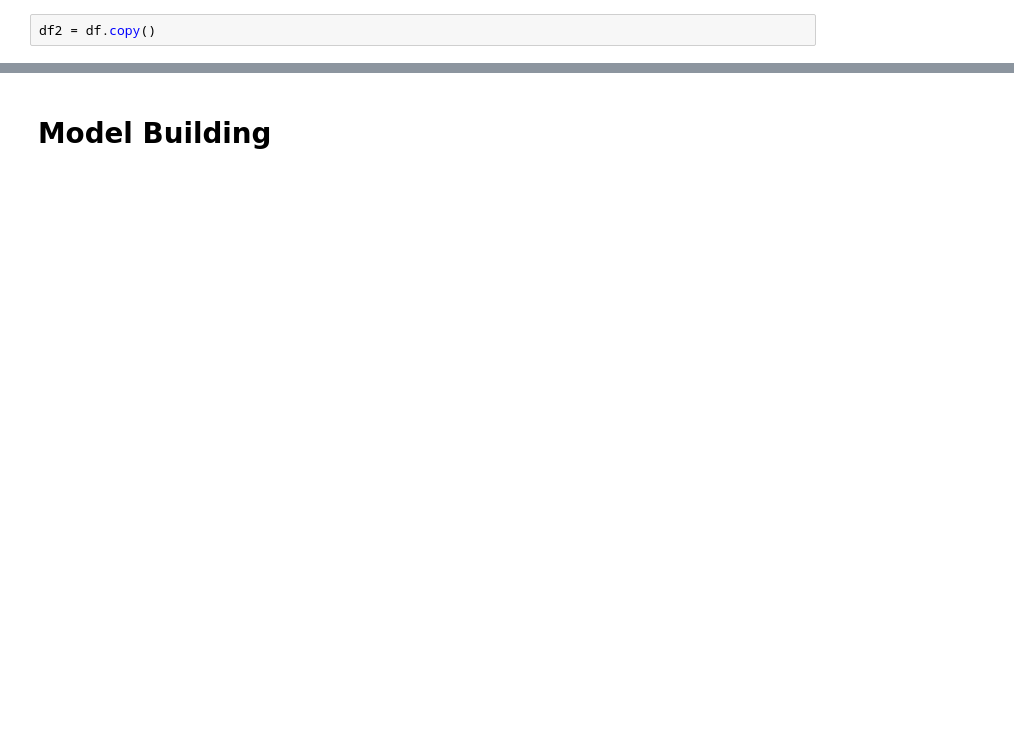
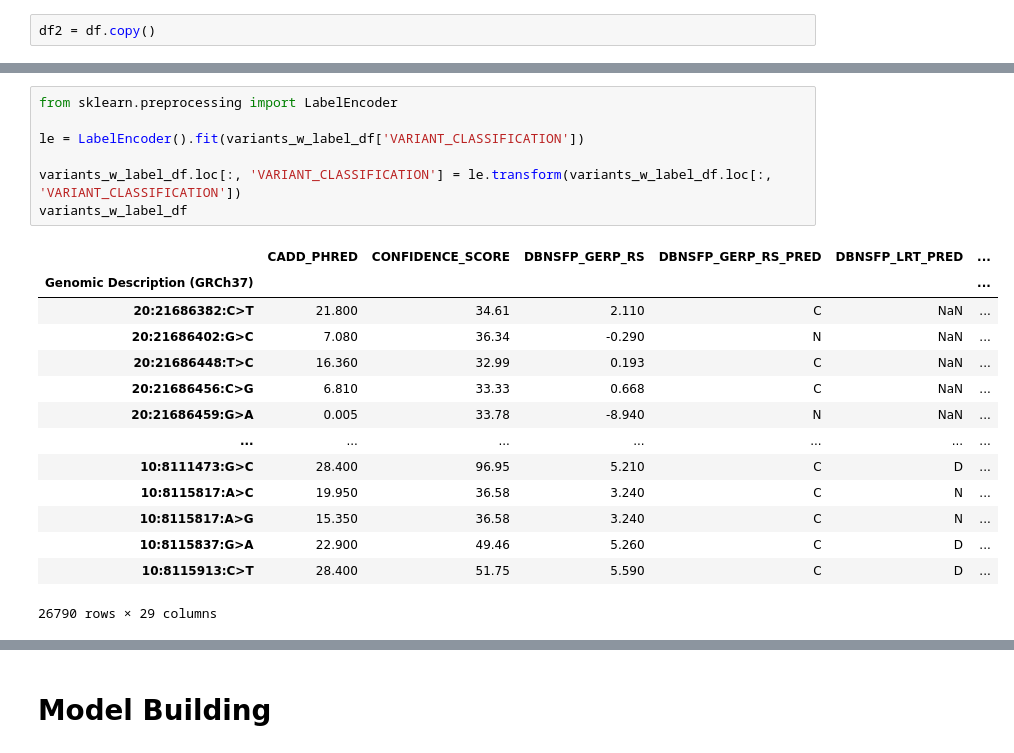
Before and after one commit to seanrobryan/ML-Variant-Classification, a Jupyter notebook: model_building.ipynb, the cells around one changed output, grey strips where cells are left out. Drawn from its saved outputs; the diff is of its cells as text; blank space fills up the shorter version.

```diff
--- a/model_building.ipynb
+++ b/model_building.ipynb
@@ -815,0 +993,22 @@ Genomic Description (GRCh37)
+# %%
+from sklearn.preprocessing import LabelEncoder
+
+le = LabelEncoder().fit(variants_w_label_df['VARIANT_CLASSIFICATION'])
+
+variants_w_label_df.loc[:, 'VARIANT_CLASSIFICATION'] = le.transform(variants_w_label_df.loc[:, 'VARIANT_CLASSIFICATION'])
+variants_w_label_df
+# %% [output]
+|  | CADD_PHRED | CONFIDENCE_SCORE | DBNSFP_GERP_RS | DBNSFP_GERP_RS_PRED | DBNSFP_LRT_PRED | ... |
+| Genomic Description (GRCh37) |  |  |  |  |  | ... |
+| 20:21686382:C>T | 21.800 | 34.61 | 2.110 | C | NaN | ... |
+| 20:21686402:G>C | 7.080 | 36.34 | -0.290 | N | NaN | ... |
+| 20:21686448:T>C | 16.360 | 32.99 | 0.193 | C | NaN | ... |
+| 20:21686456:C>G | 6.810 | 33.33 | 0.668 | C | NaN | ... |
+| 20:21686459:G>A | 0.005 | 33.78 | -8.940 | N | NaN | ... |
+| ... | ... | ... | ... | ... | ... | ... |
+| 10:8111473:G>C | 28.400 | 96.95 | 5.210 | C | D | ... |
+| 10:8115817:A>C | 19.950 | 36.58 | 3.240 | C | N | ... |
+| 10:8115817:A>G | 15.350 | 36.58 | 3.240 | C | N | ... |
+| 10:8115837:G>A | 22.900 | 49.46 | 5.260 | C | D | ... |
+| 10:8115913:C>T | 28.400 | 51.75 | 5.590 | C | D | ... |
+26790 rows × 29 columns
```
Also changed, not shown: parts of 58 cells of this notebook.
